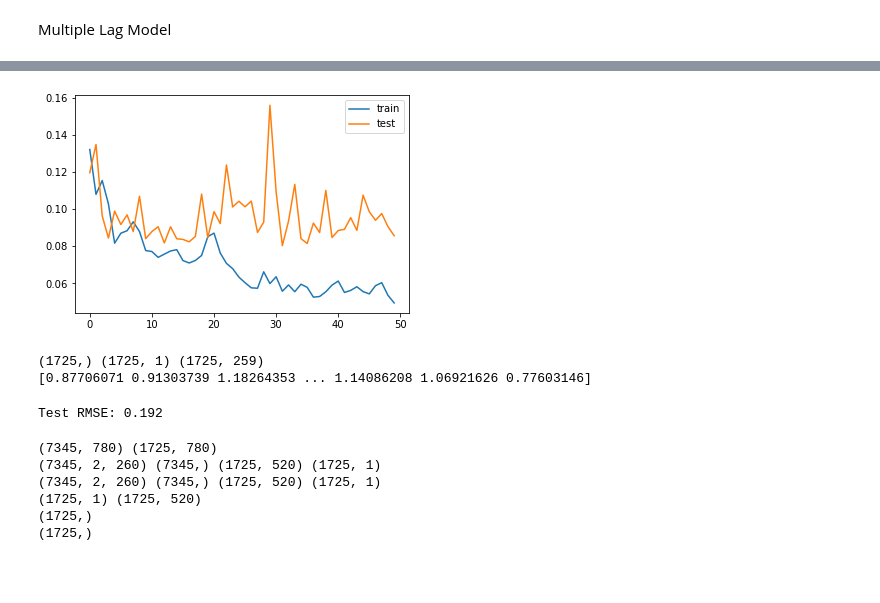
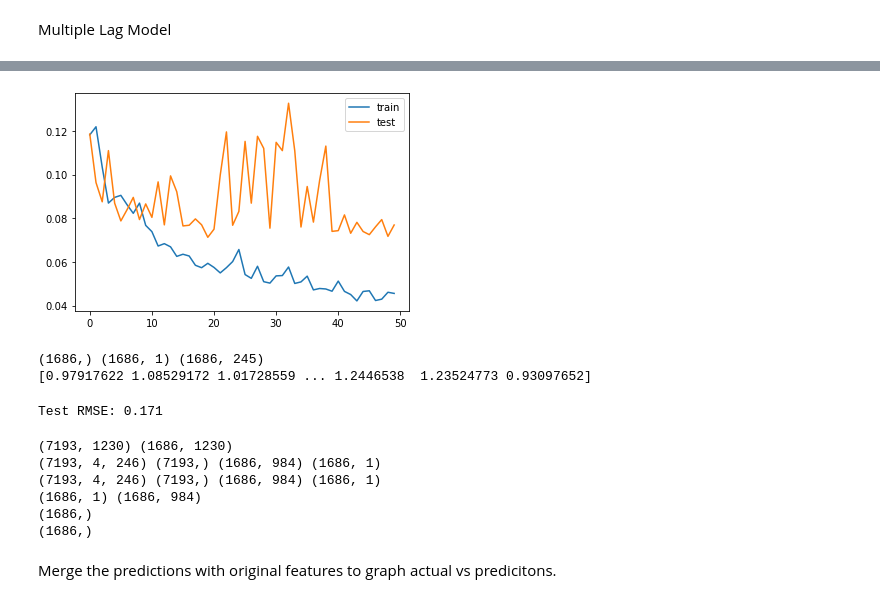
Before and after one commit to davidmcbee/Health_and_Avocados, a Jupyter notebook: LSTM_Multivariate_Prices_climate.ipynb, the cells around one changed output, grey strips where cells are left out. Drawn from its saved outputs; the diff is of its cells as text; code cells hidden in the pictures; blank space fills up the shorter version.

```diff
--- a/LSTM_Multivariate_Prices_climate.ipynb
+++ b/LSTM_Multivariate_Prices_climate.ipynb
@@ -367,7 +391,7 @@ def series_to_supervised(data, n_in=1, n_out=1, dropnan=True):
     return agg
 
 # load dataset
-dataset = pd.read_csv('lstm_cleaned_conv_prices_clim.csv', header=0, index_col=0)
+dataset = pd.read_csv('lstm_cleaned_org_prices_clim.csv', header=0, index_col=0)
 values = dataset.values
 
 # Generate our categorical variable lists
@@ -396,8 +420,8 @@ scaled= scaler.fit_transform(dataset)
 len(dataset)
 
 # specify the number of lag times
-n_times = 2
-n_features = 260
+n_times = 4
+n_features = 246
 shape_adj = ((n_times - 1)*n_features) + 1
 
 # frame as supervised learning
@@ -411,7 +435,7 @@ reframed = series_to_supervised(scaled, n_times, 1)
 
 # split into train and test sets
 values = reframed.values
-n_train =  7345 # 2018 through 2019 3216
+n_train =  7193 # 2018 through 2019 3216
 train = values[:n_train, :]
 test = values[n_train:, :]
 #print(train.shape, test.shape)
@@ -461,4 +485,4 @@ Epoch 50/50
-[figure, old version]
+[figure, new version]
 # %%
 #explainer = shap.DeepExplainer(model, train_X)
 #shap_values = explainer.shap_values(test_X)
@@ -487,14 +511,14 @@ inv_y = concatenate((test_y, test_X[:, shape_adj:]), axis=1)
 inv_y = scaler.inverse_transform(inv_y)
 inv_y = inv_y[:,0]
 # %% [output]
-(1725,) (1725, 1) (1725, 259)
-[0.87706071 0.91303739 1.18264353 ... 1.14086208 1.06921626 0.77603146]
+(1686,) (1686, 1) (1686, 245)
+[0.97917622 1.08529172 1.01728559 ... 1.2446538  1.23524773 0.93097652]
 # %%
 # calculate RMSE
 rmse = sqrt(mean_squared_error(inv_y, inv_yhat))
 print('Test RMSE: %.3f' % rmse)
 # %% [output]
-Test RMSE: 0.192
+Test RMSE: 0.171
 # %%
 # For Testing
 
@@ -518,9 +542,11 @@ print(inv_yhat.shape)
 #inv_y = inv_y[:,0]
 print(inv_y.shape)
 # %% [output]
-(7345, 780) (1725, 780)
-(7345, 2, 260) (7345,) (1725, 520) (1725, 1)
-(7345, 2, 260) (7345,) (1725, 520) (1725, 1)
-(1725, 1) (1725, 520)
-(1725,)
-(1725,)
+(7193, 1230) (1686, 1230)
+(7193, 4, 246) (7193,) (1686, 984) (1686, 1)
+(7193, 4, 246) (7193,) (1686, 984) (1686, 1)
+(1686, 1) (1686, 984)
+(1686,)
+(1686,)
+# %% [markdown]
+Merge the predictions with original features to graph actual vs predicitons.
```
Also changed, not shown: parts of 22 cells of this notebook, 14 other files.
